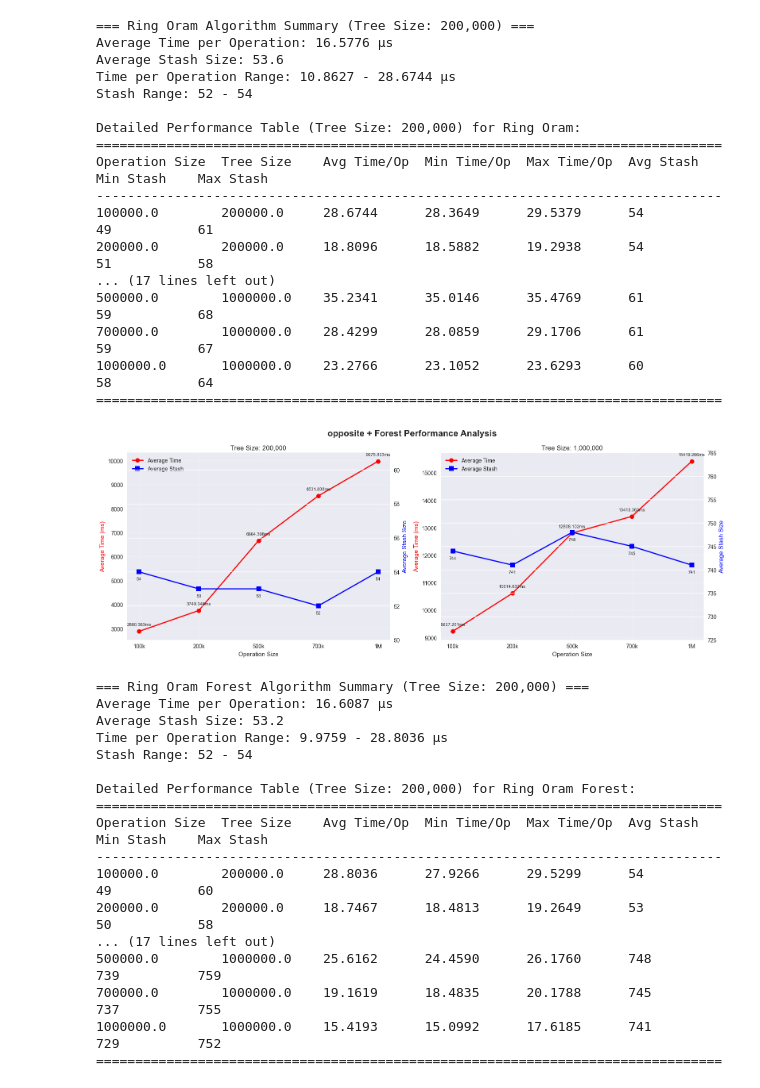
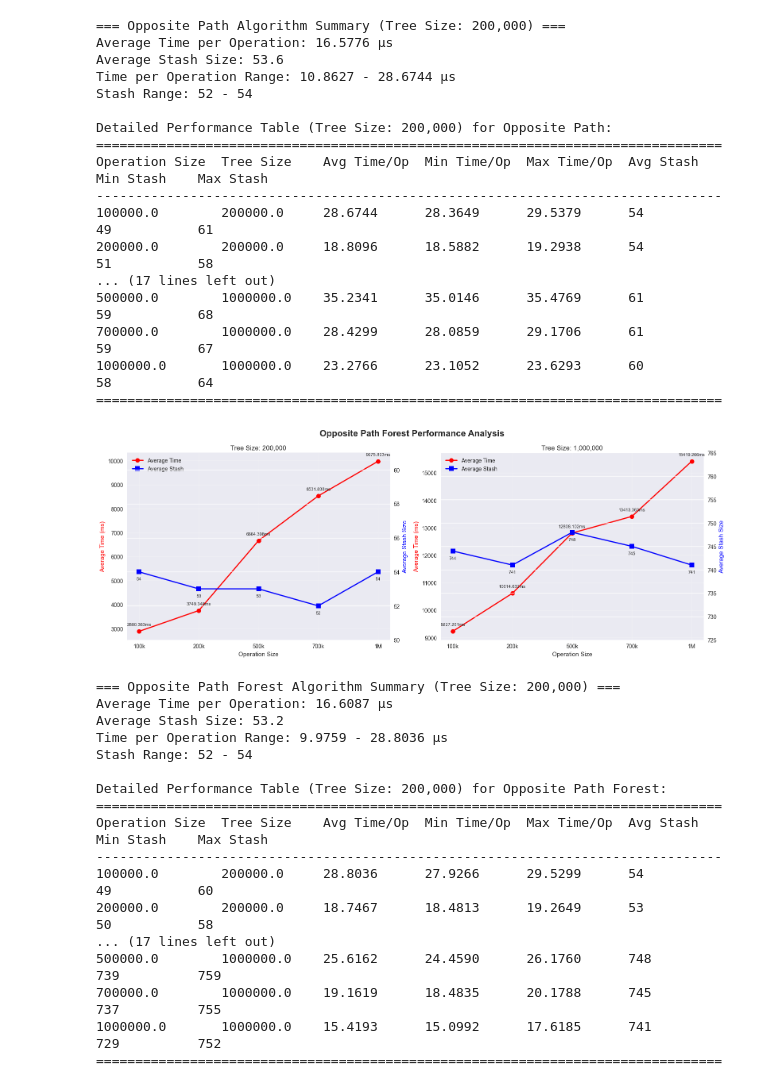
Before and after one commit to Maurice904/Path-Oram, a Jupyter notebook: plot/makeplot.ipynb, the cells around one changed output. Drawn from its saved outputs; the diff is of its cells as text; code cells hidden in the pictures.

Commit message:
plot update

```diff
--- a/plot/makeplot.ipynb
+++ b/plot/makeplot.ipynb
@@ -10,11 +10,11 @@ sns.set_palette("husl")
 
 chart_titles = {
     'main_titles': {
-        'no_opt': 'Standard Path ORAM Performance Analysis',
+        'standard_path_oram': 'Standard Path ORAM Performance Analysis',
         'forest_opt': 'Forest Optimization Performance Analysis',
-        'ring_oram': 'opposite path Performance Analysis',
-        'ring_oram_forest': 'opposite + Forest Performance Analysis',
-        'random_rr_forest': 'Random RR + Forest Performance Analysis'
+        'opposite_path': 'Opposite Path Performance Analysis',
+        'opposite_path_forest': 'Opposite Path Forest Performance Analysis',
+        'random_rr_forest': 'Random RR Forest Performance Analysis'
     },
 
     'subplot_titles': {
@@ -58,32 +58,32 @@ chart_titles = {
 }
 
 stash_ranges = {
-    'no_opt_200k': (50, 60),
-    'no_opt_1m': (60, 80),
+    'standard_path_oram_200k': (50, 60),
+    'standard_path_oram_1m': (60, 80),
     'forest_opt_200k': (50, 65),
     'forest_opt_1m': (720, 800),
-    'ring_oram_200k': (49, 60),
-    'ring_oram_1m': (58, 66),
-    'ring_oram_forest_200k': (50, 61),
-    'ring_oram_forest_1m': (725, 765),
+    'opposite_path_200k': (49, 60),
+    'opposite_path_1m': (58, 66),
+    'opposite_path_forest_200k': (50, 61),
+    'opposite_path_forest_1m': (725, 765),
     'random_rr_forest_200k': (100, 160),
     'random_rr_forest_1m': (1100, 1210)
 }
 
 
 colors = {
-    'no_opt': '#1f77b4',
+    'standard_path_oram': '#1f77b4',
     'forest_opt': '#ff7f0e',
-    'ring_oram': '#2ca02c',
-    'ring_oram_forest': '#d62728',
+    'opposite_path': '#2ca02c',
+    'opposite_path_forest': '#d62728',
     'random_rr_forest': '#9467bd'
 }
 
 csv_files = {
-    'no_opt': './csv/result_no_opt.csv',
+    'standard_path_oram': './csv/result_standard_path_oram.csv',
     'forest_opt': './csv/result_forest_opt.csv',
-    'ring_oram': './csv/result_ring_oram.csv',
-    'ring_oram_forest': './csv/result_ring_oram_forest.csv',
+    'opposite_path': './csv/result_opposite_path.csv',
+    'opposite_path_forest': './csv/result_opposite_path_forest.csv',
     'random_rr_forest': './csv/result_random_rr_forest.csv'
 }
 
@@ -101,6 +101,7 @@ for name, df in dataframes.items():
 
     x_positions = [0, 1, 2, 3, 4]
 
+    # Convert microseconds to milliseconds for plotting
     time_ms_200k = subset_200k['avg_time'] / 1000.0
     line1 = ax1.plot(x_positions, time_ms_200k,
                      marker='o', linewidth=2, markersize=8, color='red',
@@ -135,6 +136,7 @@ for name, df in dataframes.items():
 
     subset_1m = df[df['tree_size'] == 1000000]
 
+    # Convert microseconds to milliseconds for plotting
     time_ms_1m = subset_1m['avg_time'] / 1000.0
     line3 = ax2.plot(x_positions, time_ms_1m,
                      marker='o', linewidth=2, markersize=8, color='red',
@@ -173,6 +175,7 @@ for name, df in dataframes.items():
 
     subset_200k = df[df['tree_size'] == 200000].copy()
 
+    # Convert microseconds to milliseconds for display
     subset_200k.loc[:, 'time_per_op'] = subset_200k['avg_time'] / subset_200k['operate_size'] / 1000.0
 
     print(f"\n=== {name.replace('_', ' ').title()} {chart_titles['stat_titles']['summary_200k']} ===")
@@ -195,6 +198,7 @@ for name, df in dataframes.items():
 
 
     subset_1m = df[df['tree_size'] == 1000000].copy()
+    # Convert microseconds to milliseconds for display
     subset_1m.loc[:, 'time_per_op'] = subset_1m['avg_time'] / subset_1m['operate_size'] / 1000.0
 
     print(f"\n=== {name.replace('_', ' ').title()} {chart_titles['stat_titles']['summary_1m']} ===")
@@ -223,6 +227,7 @@ print("="*100)
 comparison_data_200k = []
 for name, df in dataframes.items():
     subset_200k = df[df['tree_size'] == 200000].copy()
+    # Convert microseconds to milliseconds for display
     subset_200k.loc[:, 'time_per_op'] = subset_200k['avg_time'] / subset_200k['operate_size'] / 1000.0
     comparison_data_200k.append({
         'Algorithm': name.replace('_', ' ').title(),
@@ -246,6 +251,7 @@ print("="*100)
 comparison_data_1m = []
 for name, df in dataframes.items():
     subset_1m = df[df['tree_size'] == 1000000].copy()
+    # Convert microseconds to milliseconds for display
     subset_1m.loc[:, 'time_per_op'] = subset_1m['avg_time'] / subset_1m['operate_size'] / 1000.0
     comparison_data_1m.append({
         'Algorithm': name.replace('_', ' ').title(),
@@ -317,43 +323,43 @@ Average Stash Size: 54.8
 Time per Operation Range: 11.1515 - 30.3972 μs
 Stash Range: 54 - 56
 
 Detailed Performance Table (Tree Size: 200,000) for Forest Opt:
 ================================================================================
 Operation Size  Tree Size    Avg Time/Op  Min Time/Op  Max Time/Op  Avg Stash    Min Stash    Max Stash
 --------------------------------------------------------------------------------
 100000.0        200000.0     30.3972      29.4089      31.1449      55           51           59
 200000.0        200000.0     19.8739      19.5175      20.3970      54           51           58
 ... (17 lines left out)
 500000.0        1000000.0    24.5959      24.2619      25.1970      753          740          770
 700000.0        1000000.0    20.0689      19.5663      20.6400      762          743          783
 1000000.0       1000000.0    16.1524      16.0874      16.2589      757          744          768
 ================================================================================
 [figure]
-=== Ring Oram Algorithm Summary (Tree Size: 200,000) ===
+=== Opposite Path Algorithm Summary (Tree Size: 200,000) ===
 Average Time per Operation: 16.5776 μs
 Average Stash Size: 53.6
 Time per Operation Range: 10.8627 - 28.6744 μs
 Stash Range: 52 - 54
 
-Detailed Performance Table (Tree Size: 200,000) for Ring Oram:
+Detailed Performance Table (Tree Size: 200,000) for Opposite Path:
 ================================================================================
 Operation Size  Tree Size    Avg Time/Op  Min Time/Op  Max Time/Op  Avg Stash    Min Stash    Max Stash
 --------------------------------------------------------------------------------
 100000.0        200000.0     28.6744      28.3649      29.5379      54           49           61
 200000.0        200000.0     18.8096      18.5882      19.2938      54           51           58
 ... (17 lines left out)
 500000.0        1000000.0    35.2341      35.0146      35.4769      61           59           68
 700000.0        1000000.0    28.4299      28.0859      29.1706      61           59           67
 1000000.0       1000000.0    23.2766      23.1052      23.6293      60           58           64
 ================================================================================
-[figure, old version]
+[figure, new version]
-=== Ring Oram Forest Algorithm Summary (Tree Size: 200,000) ===
+=== Opposite Path Forest Algorithm Summary (Tree Size: 200,000) ===
 Average Time per Operation: 16.6087 μs
 Average Stash Size: 53.2
 Time per Operation Range: 9.9759 - 28.8036 μs
 Stash Range: 52 - 54
 
-Detailed Performance Table (Tree Size: 200,000) for Ring Oram Forest:
+Detailed Performance Table (Tree Size: 200,000) for Opposite Path Forest:
 ================================================================================
 Operation Size  Tree Size    Avg Time/Op  Min Time/Op  Max Time/Op  Avg Stash    Min Stash    Max Stash
 --------------------------------------------------------------------------------
```
Also changed, not shown: parts of 1 cell of this notebook, 11 other files.
